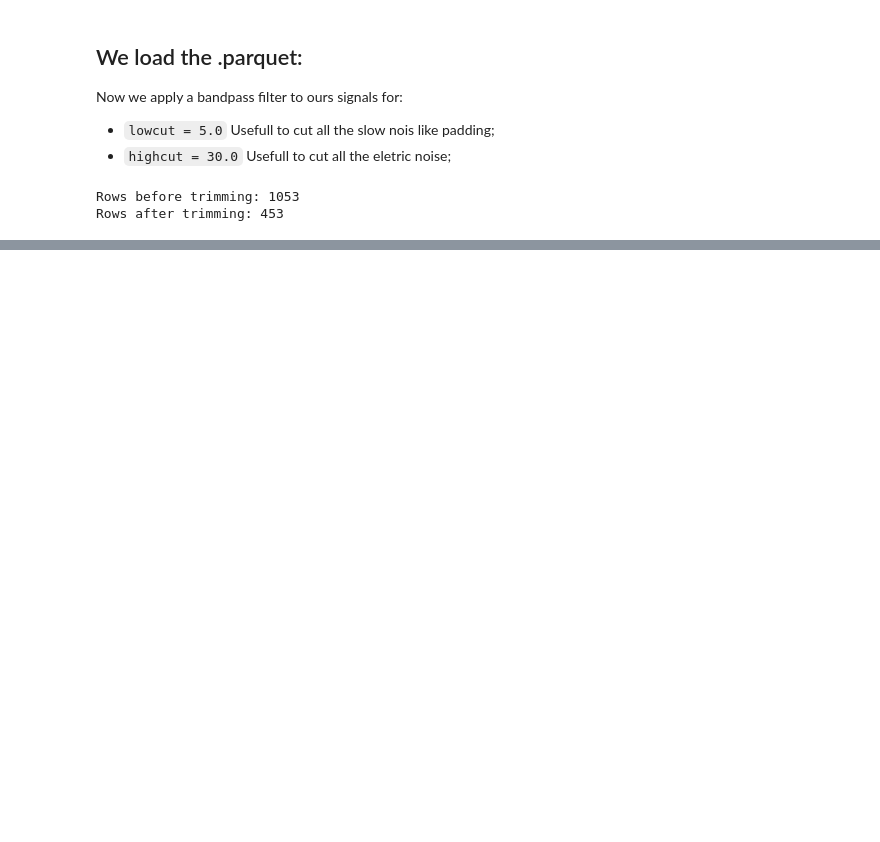
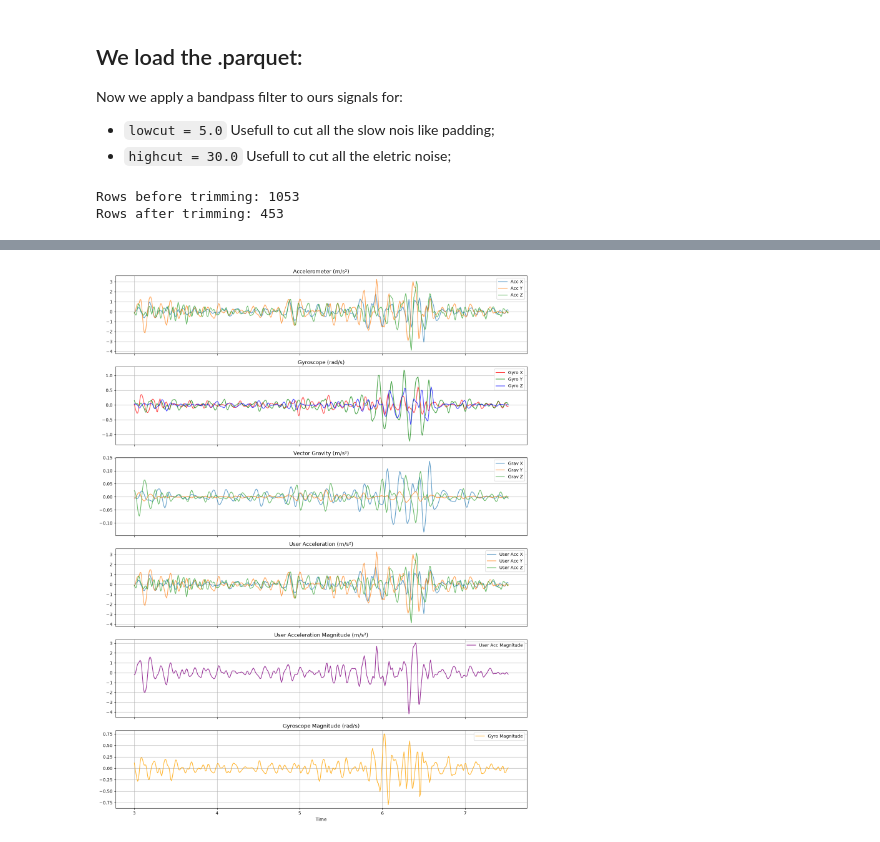
Before and after one commit to SaloneeSurve/DataAnalysis-Binary-Classification, a Jupyter notebook: G.ipynb, the cells around one changed output, grey strips where cells are left out. Drawn from its saved outputs; the diff is of its cells as text; code cells hidden in the pictures; blank space fills up the shorter version.

```diff
--- a/G.ipynb
+++ b/G.ipynb
@@ -97,10 +244,15 @@ Now we apply a bandpass filter to ours signals for:
 import pandas as pd
 from scipy.signal import butter, filtfilt
 
-#Load the processed DataFrame from the Parquet file
-df = pd.read_parquet("session_01_processed.parquet")
+fs = 100  # Sampling frequency in Hz
 
-fs = 100  # Sampling frequency in Hz
+feature_cols = [
+    'acc_x', 'acc_y', 'acc_z',
+    'gyro_x', 'gyro_y', 'gyro_z',
+    'grav_x', 'grav_y', 'grav_z',
+    'user_acc_x', 'user_acc_y', 'user_acc_z',
+    'user_acc_mag', 'gyro_mag'
+]
 
 #Apply a bandpass filter to my sensor data to remove high-frequency noise
 def butter_bandpass_filter(data, lowcut, highcut, fs, order=4):
@@ -114,8 +266,8 @@ def butter_bandpass_filter(data, lowcut, highcut, fs, order=4):
 #Apply the bandpass filter to the accelerometer, gyroscope, and gravity data
 lowcut = 5  # Low cutoff frequency in Hz
 highcut = 30  # High cutoff frequency in Hz
-for col in ['acc_x', 'acc_y', 'acc_z', 'gyro_x', 'gyro_y', 'gyro_z', 'grav_x', 'grav_y', 'grav_z']:
-    df[col] = butter_bandpass_filter(df[col], lowcut, highcut, fs)
+for col in feature_cols:
+    df_resampled[col] = butter_bandpass_filter(df_resampled[col], lowcut, highcut, fs)
 # %%
 def trim_dataframe(df, trim_start_sec=0, trim_end_sec=0, fs=100.0):
     """
@@ -193,0 +312,54 @@ plt.show()
+# %%
+import matplotlib.pyplot as plt
+
+fig, axes = plt.subplots(6, 1, figsize=(14, 18), sharex=True)
+
+# Accelerometer
+axes[0].plot(df_trimmed['time_s'], df_trimmed['acc_x'], label='Acc X', alpha=0.7)
+axes[0].plot(df_trimmed['time_s'], df_trimmed['acc_y'], label='Acc Y', alpha=0.7)
+axes[0].plot(df_trimmed['time_s'], df_trimmed['acc_z'], label='Acc Z', alpha=0.7)
+axes[0].set_title('Accelerometer (m/s²)')
+axes[0].legend(loc='upper right')
+axes[0].grid(True)
+
+# Gyroscope
+axes[1].plot(df_trimmed['time_s'], df_trimmed['gyro_x'], label='Gyro X', alpha=0.7, color='r')
+axes[1].plot(df_trimmed['time_s'], df_trimmed['gyro_y'], label='Gyro Y', alpha=0.7, color='g')
+axes[1].plot(df_trimmed['time_s'], df_trimmed['gyro_z'], label='Gyro Z', alpha=0.7, color='b')
+axes[1].set_title('Gyroscope (rad/s)')
+axes[1].legend(loc='upper right')
+axes[1].grid(True)
+
+# Gravity
+axes[2].plot(df_trimmed['time_s'], df_trimmed['grav_x'], label='Grav X', alpha=0.7)
+axes[2].plot(df_trimmed['time_s'], df_trimmed['grav_y'], label='Grav Y', alpha=0.7)
+axes[2].plot(df_trimmed['time_s'], df_trimmed['grav_z'], label='Grav Z', alpha=0.7)
+axes[2].set_title('Vector Gravity (m/s²)')
+axes[2].legend(loc='upper right')
+axes[2].grid(True)
+
+# User Acceleration (gravità sottratta)
+axes[3].plot(df_trimmed['time_s'], df_trimmed['user_acc_x'], label='User Acc X', alpha=0.7)
+axes[3].plot(df_trimmed['time_s'], df_trimmed['user_acc_y'], label='User Acc Y', alpha=0.7)
+axes[3].plot(df_trimmed['time_s'], df_trimmed['user_acc_z'], label='User Acc Z', alpha=0.7)
+axes[3].set_title('User Acceleration (m/s²)')
+axes[3].legend(loc='upper right')
+axes[3].grid(True)
+
+# User Acc Magnitude
+axes[4].plot(df_trimmed['time_s'], df_trimmed['user_acc_mag'], label='User Acc Magnitude', alpha=0.8, color='purple')
+axes[4].set_title('User Acceleration Magnitude (m/s²)')
+axes[4].legend(loc='upper right')
+axes[4].grid(True)
+
+# Gyro Magnitude
+axes[5].plot(df_trimmed['time_s'], df_trimmed['gyro_mag'], label='Gyro Magnitude', alpha=0.8, color='orange')
+axes[5].set_title('Gyroscope Magnitude (rad/s)')
+axes[5].legend(loc='upper right')
+axes[5].grid(True)
+
+plt.xlabel('Time')
+plt.tight_layout()
+plt.show()
+# %% [output]
+[figure, added]
```
Also changed, not shown: parts of 19 cells of this notebook, 4 other files.
